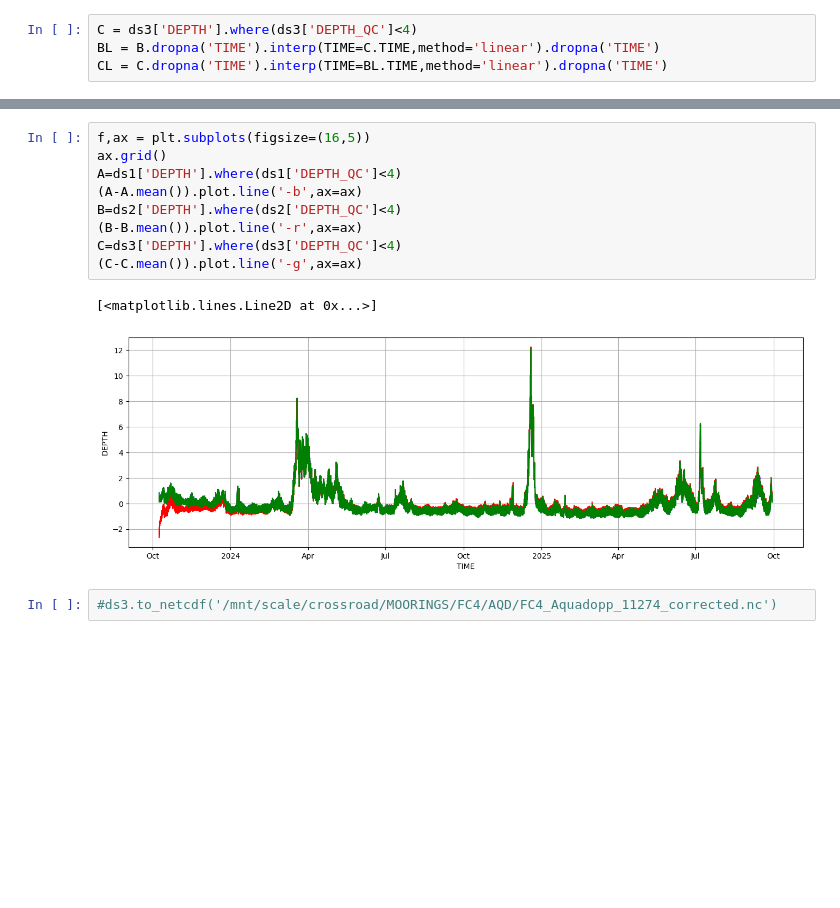
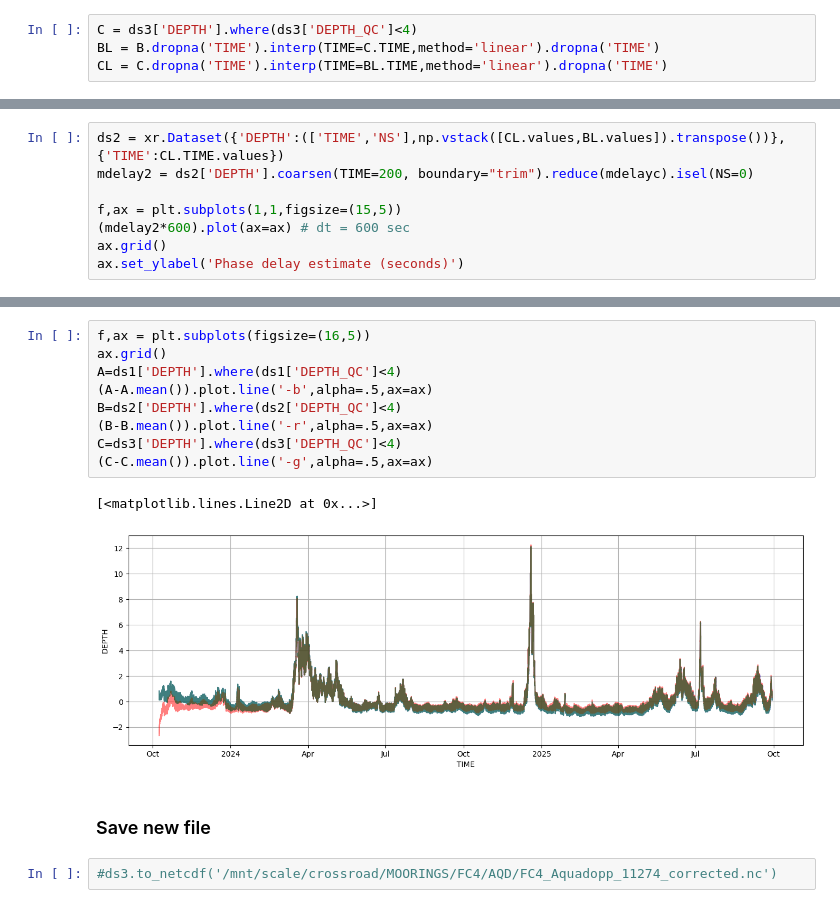
Before and after one commit to quai20/playground, a Jupyter notebook: clockCorr.ipynb, the cells around one changed output, grey strips where cells are left out. Saved outputs shown, nothing was run; the diff lists cells and outputs as text; blank space fills up the shorter version.

```diff
--- a/clockCorr.ipynb
+++ b/clockCorr.ipynb
@@ -115,0 +130,8 @@ Text(0, 0.5, 'Phase delay estimate (seconds)')
+# %%
+ds2 = xr.Dataset({'DEPTH':(['TIME','NS'],np.vstack([CL.values,BL.values]).transpose())},{'TIME':CL.TIME.values})
+mdelay2 = ds2['DEPTH'].coarsen(TIME=200, boundary="trim").reduce(mdelayc).isel(NS=0)
+
+f,ax = plt.subplots(1,1,figsize=(15,5))
+(mdelay2*600).plot(ax=ax) # dt = 600 sec
+ax.grid()
+ax.set_ylabel('Phase delay estimate (seconds)')
@@ -116,14 +141,16 @@ Text(0, 0.5, 'Phase delay estimate (seconds)')
 # %%
 f,ax = plt.subplots(figsize=(16,5))
 ax.grid()
 A=ds1['DEPTH'].where(ds1['DEPTH_QC']<4)
-(A-A.mean()).plot.line('-b',ax=ax)
+(A-A.mean()).plot.line('-b',alpha=.5,ax=ax)
 B=ds2['DEPTH'].where(ds2['DEPTH_QC']<4)
-(B-B.mean()).plot.line('-r',ax=ax)
+(B-B.mean()).plot.line('-r',alpha=.5,ax=ax)
 C=ds3['DEPTH'].where(ds3['DEPTH_QC']<4)
-(C-C.mean()).plot.line('-g',ax=ax)
+(C-C.mean()).plot.line('-g',alpha=.5,ax=ax)
 # %% [output]
 [<matplotlib.lines.Line2D at 0x...>]
-[figure, old version]
+[figure, new version]
+# %% [markdown]
+### Save new file
 # %%
 #ds3.to_netcdf('/mnt/scale/crossroad/MOORINGS/FC4/AQD/FC4_Aquadopp_11274_corrected.nc')
```
Also changed, not shown: parts of 17 cells of this notebook.
